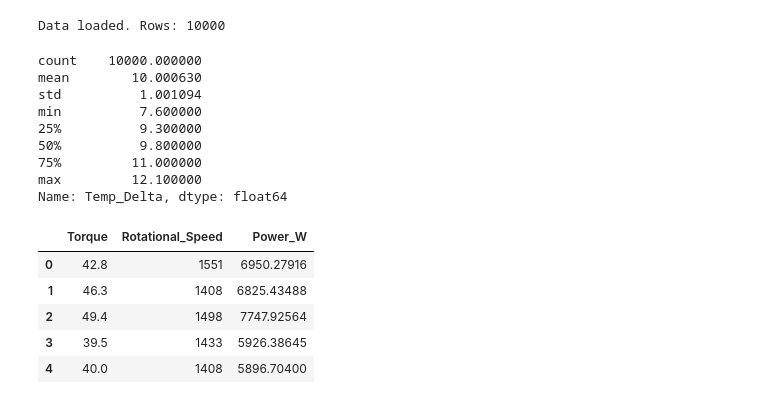
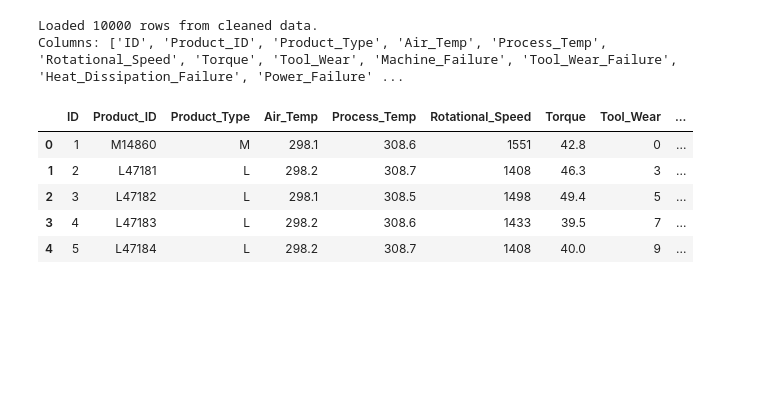
Before and after one commit to richardchenjc/predictive-maintenance-streamlit, a Jupyter notebook: notebooks/02_feature_engineering.ipynb, the cells around one changed output. Saved outputs shown, nothing was run; the diff lists cells and outputs as text; code cells hidden in the pictures; blank space fills up the shorter version.

```diff
--- a/notebooks/02_feature_engineering.ipynb
+++ b/notebooks/02_feature_engineering.ipynb
@@ -1,42 +32,19 @@
 # %%
 import pandas as pd
 import numpy as np
+import matplotlib.pyplot as plt
+import seaborn as sns
 
-# 1. Load the data we cleaned yesterday
 df = pd.read_csv('../data/processed/ai4i2020_processed.csv')
-
-print("Data loaded. Rows:", len(df))
+print(f'Loaded {len(df)} rows from cleaned data.')
+print(f'Columns: {list(df.columns)}')
+df.head()
 # %% [output]
-Data loaded. Rows: 10000
+Loaded 10000 rows from cleaned data.
+Columns: ['ID', 'Product_ID', 'Product_Type', 'Air_Temp', 'Process_Temp', 'Rotational_Speed', 'Torque', 'Tool_Wear', 'Machine_Failure', 'Tool_Wear_Failure', 'Heat_Dissipation_Failure', 'Power_Failure' ...
+|  | ID | Product_ID | Product_Type | Air_Temp | Process_Temp | Rotational_Speed | Torque | Tool_Wear | ... |
+| 0 | 1 | M14860 | M | 298.1 | 308.6 | 1551 | 42.8 | 0 | ... |
+| 1 | 2 | L47181 | L | 298.2 | 308.7 | 1408 | 46.3 | 3 | ... |
+| 2 | 3 | L47182 | L | 298.1 | 308.5 | 1498 | 49.4 | 5 | ... |
+| 3 | 4 | L47183 | L | 298.2 | 308.6 | 1433 | 39.5 | 7 | ... |
+| 4 | 5 | L47184 | L | 298.2 | 308.7 | 1408 | 40.0 | 9 | ... |
-# %%
-# 2. Create Temperature Difference
-# Insight: A higher delta suggests the machine is working hard or cooling is inefficient.
-df['Temp_Delta'] = df['Process_Temp'] - df['Air_Temp']
-
-# Sanity Check: Look at the distribution
-print(df['Temp_Delta'].describe())
-# %% [output]
-count    10000.000000
-mean        10.000630
-std          1.001094
-min          7.600000
-25%          9.300000
-50%          9.800000
-75%         11.000000
-max         12.100000
-Name: Temp_Delta, dtype: float64
-# %%
-# 3. Create Power Feature
-# We calculate actual Power in Watts.
-# Factor 0.1047 converts RPM to radians/second
-df['Power_W'] = df['Torque'] * df['Rotational_Speed'] * 0.1047
-
-# Check the first few rows to see your new creation
-df[['Torque', 'Rotational_Speed', 'Power_W']].head()
-# %% [output]
-|  | Torque | Rotational_Speed | Power_W |
-| 0 | 42.8 | 1551 | 6950.27916 |
-| 1 | 46.3 | 1408 | 6825.43488 |
-| 2 | 49.4 | 1498 | 7747.92564 |
-| 3 | 39.5 | 1433 | 5926.38645 |
-| 4 | 40.0 | 1408 | 5896.70400 |
```
Also changed, not shown: parts of 24 cells of this notebook, 27 other files.
